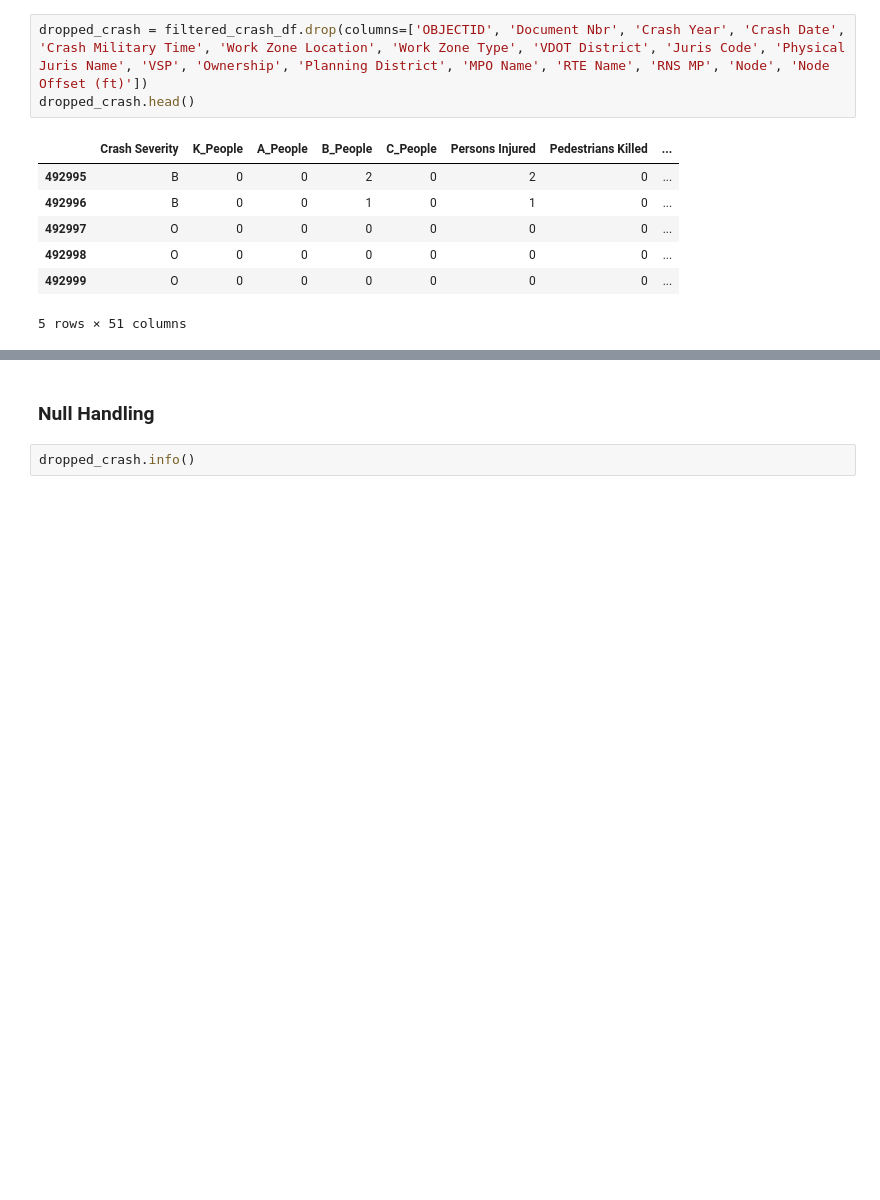
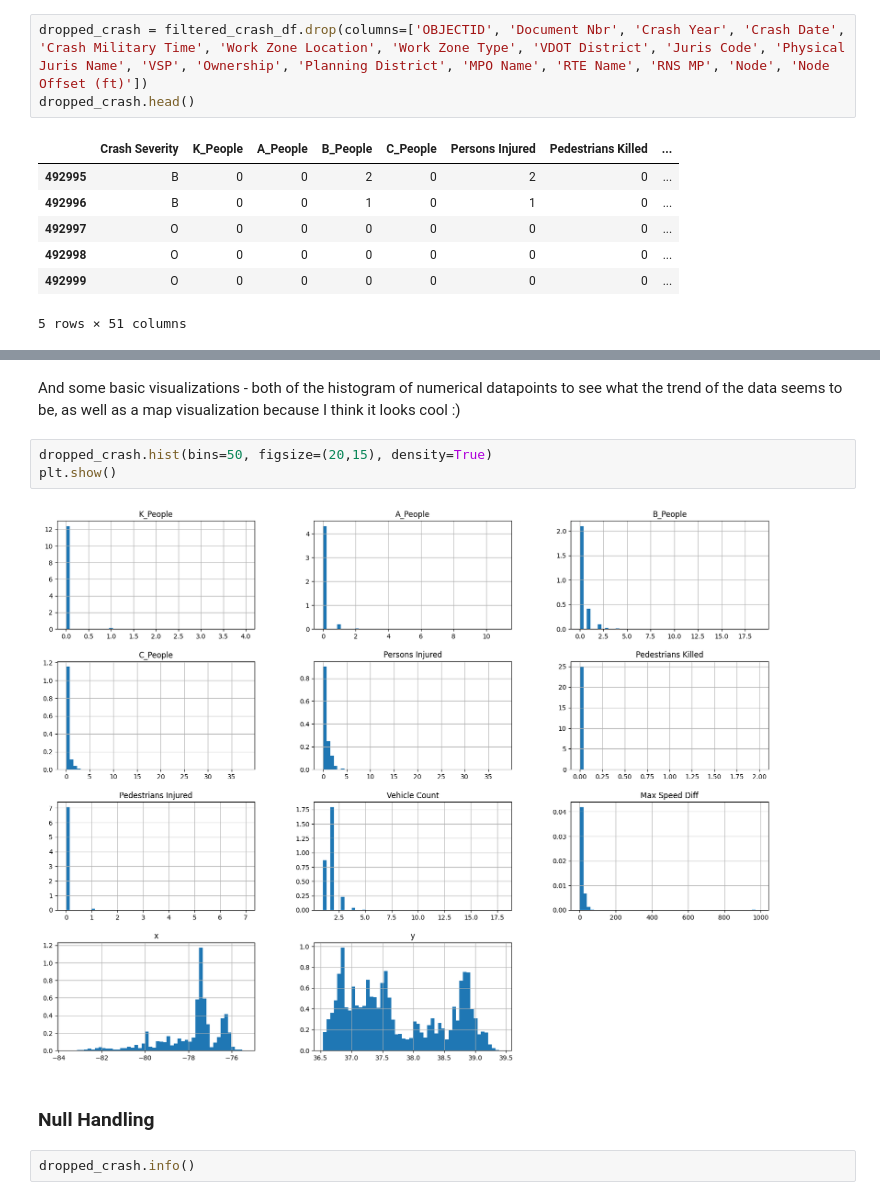
Before and after one commit to kevincha12/DS3001-csz6wd-hpb2gv-rgm6yp, a Jupyter notebook: vdot_crash.ipynb, the cells around one changed output, grey strips where cells are left out. Cells and saved outputs as stored; diff of their text form; blank space fills up the shorter version.

```diff
--- a/vdot_crash.ipynb
+++ b/vdot_crash.ipynb
@@ -71,3 +98,10 @@ dropped_crash.head()
+# %% [markdown]
+And some basic visualizations - both of the histogram of numerical datapoints to see what the trend of the data seems to be, as well as a map visualization because I think it looks cool :)
+# %%
+dropped_crash.hist(bins=50, figsize=(20,15), density=True)
+plt.show()
+# %% [output]
+[figure, added]
 # %% [markdown]
 ### Null Handling
 # %%
```
Also changed, not shown: parts of 5 cells of this notebook, 2 other files.
